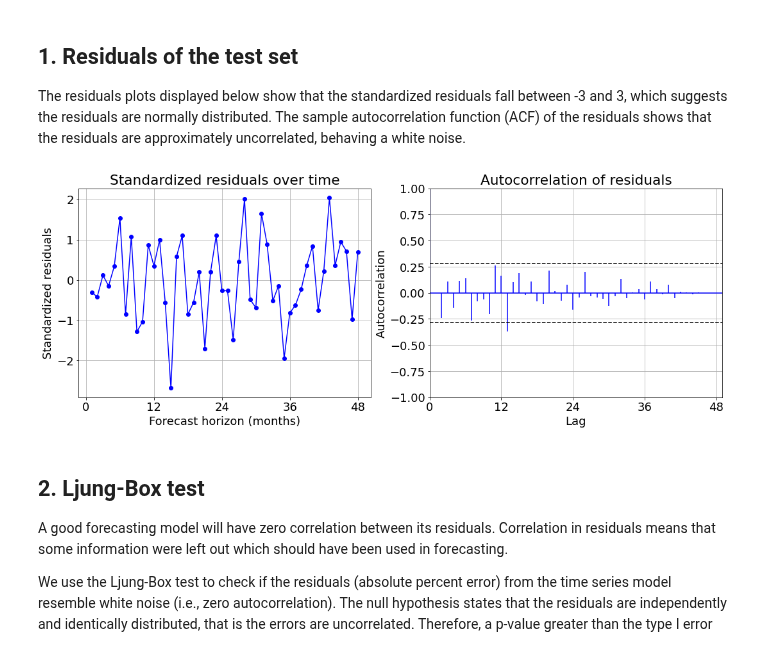
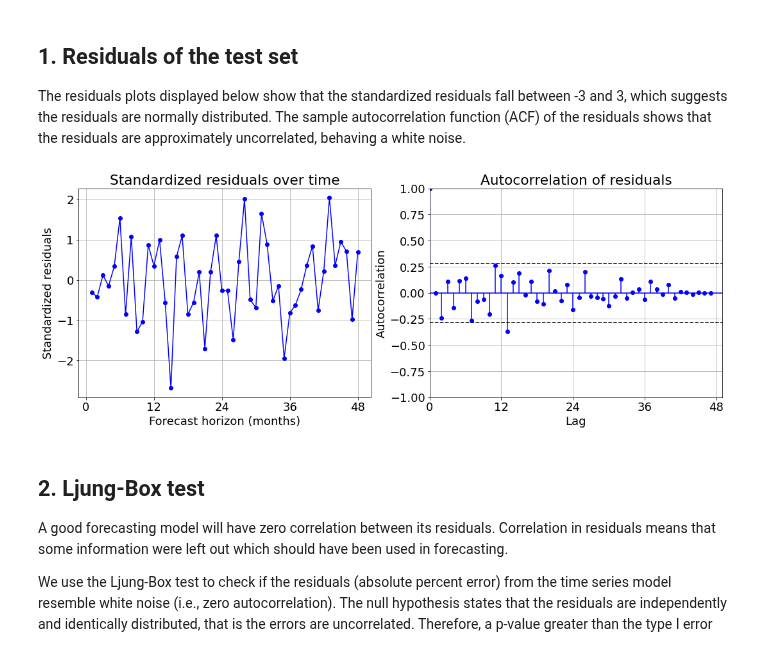
Before and after one commit to Owerre/Time-Series-Forecasting, a Jupyter notebook: fatality-forecast/notebooks/05-gpr.ipynb, the cells around one changed output. Cells and saved outputs as stored; diff of their text form; code cells hidden in the pictures.

```diff
--- a/fatality-forecast/notebooks/05-gpr.ipynb
+++ b/fatality-forecast/notebooks/05-gpr.ipynb
@@ -133,31 +133,32 @@ The residuals plots displayed below show that the standardized residuals fall be
 # %%
 plt.figure(figsize = (18,6))
 residual = y_test-results['yhat']
 rstandard = (residual-np.mean(residual))/np.std(residual)
 ape = np.abs(residual)*100/np.abs(y_test)
 
 plt.subplot(121)
 plt.plot(range(1,len(rstandard)+1), rstandard, color = 'b', marker = 'o')
 plt.grid(True)
 plt.xlabel('Forecast horizon (months)')
 plt.ylabel('Standardized residuals')
 plt.xticks(np.arange(0,len(rstandard)+1,12))
 plt.title('Standardized residuals over time')
 
 plt.subplot(122)
 plt.acorr(residual, usevlines=True, maxlags=len(residual)-1, normed=True, color ='b')
+plt.acorr(residual, usevlines=False, maxlags=len(residual)-1, normed=True,color ='b')
 plt.axhline(y=1.96/np.sqrt(len(residual)),linestyle= '--', linewidth=1.5, color = 'k')
 plt.axhline(y=-1.96/np.sqrt(len(residual)),linestyle= '--', linewidth=1.5, color = 'k')
 plt.xlim(0,len(residual)+1)
 plt.ylim(-1,1)
 plt.xticks(np.arange(0,len(residual)+1,12))
 plt.grid(True)
 plt.xlabel('Lag')
 plt.ylabel('Autocorrelation')
 plt.title('Autocorrelation of residuals')
 plt.show()
 # %% [output]
-[figure, old version]
+[figure, new version]
 # %% [markdown]
 ## 2. Ljung-Box test
 
```
Also changed, not shown: 1 other file.
